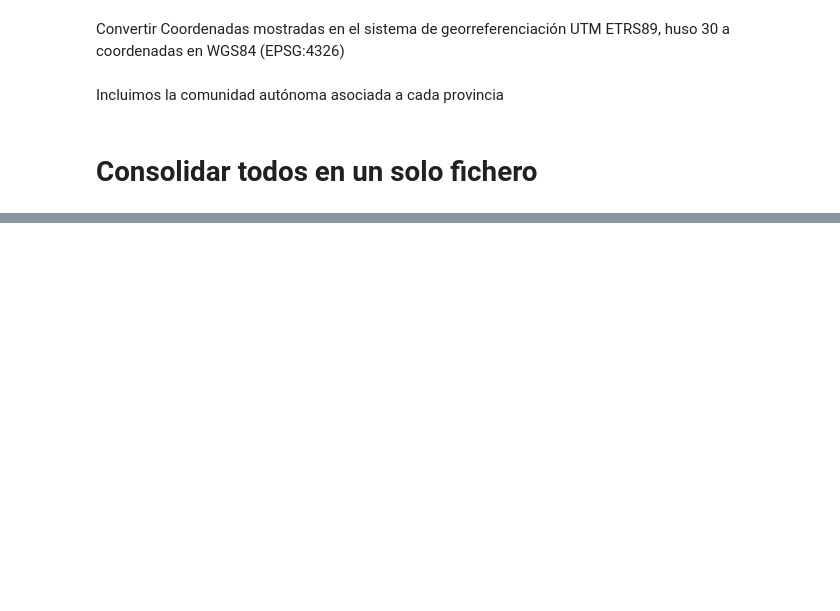
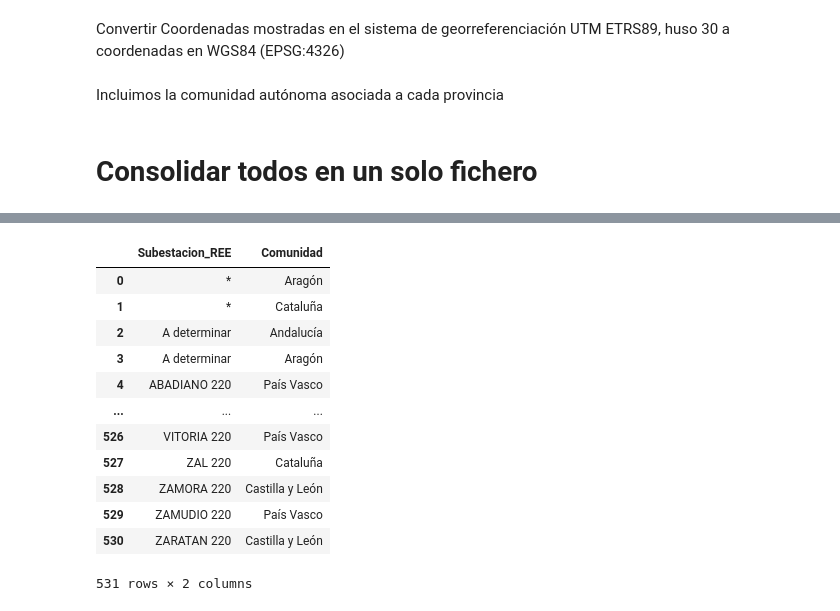
Before and after one commit to jacubero/SEE, a Jupyter notebook: Distribucion/distribucion.ipynb, the cells around one changed output, grey strips where cells are left out. Saved outputs shown, nothing was run; the diff lists cells and outputs as text; code cells hidden in the pictures; blank space fills up the shorter version.

```diff
--- a/Distribucion/distribucion.ipynb
+++ b/Distribucion/distribucion.ipynb
@@ -460,0 +507,23 @@ VIESGO_df.to_excel('Excels/VIESGO.xlsx', index=False)
+# %%
+subestaciones_df = (
+    subestaciones_distribucion_df[["Subestacion_REE", "Comunidad"]]
+    .drop_duplicates()
+    .sort_values(by="Subestacion_REE")
+    .reset_index(drop=True)
+)
+
+subestaciones_df
+# %% [output]
+|  | Subestacion_REE | Comunidad |
+| 0 | * | Aragón |
+| 1 | * | Cataluña |
+| 2 | A determinar | Andalucía |
+| 3 | A determinar | Aragón |
+| 4 | ABADIANO 220 | País Vasco |
+| ... | ... | ... |
+| 526 | VITORIA 220 | País Vasco |
+| 527 | ZAL 220 | Cataluña |
+| 528 | ZAMORA 220 | Castilla y León |
+| 529 | ZAMUDIO 220 | País Vasco |
+| 530 | ZARATAN 220 | Castilla y León |
+531 rows × 2 columns
```
Also changed, not shown: parts of 3 cells of this notebook, 7 other files.
